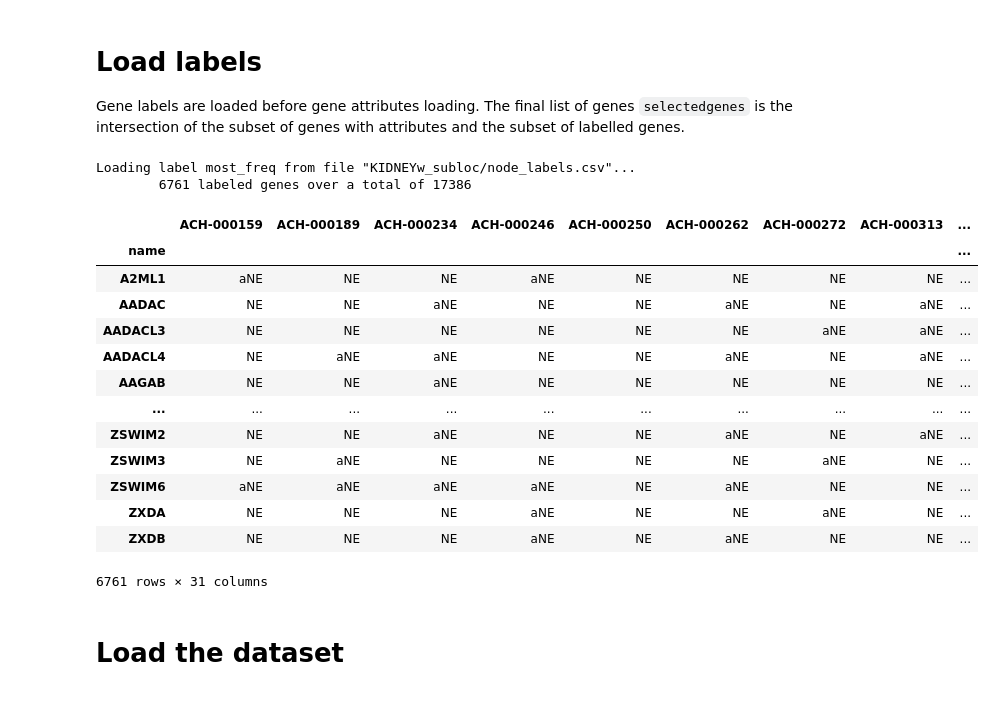
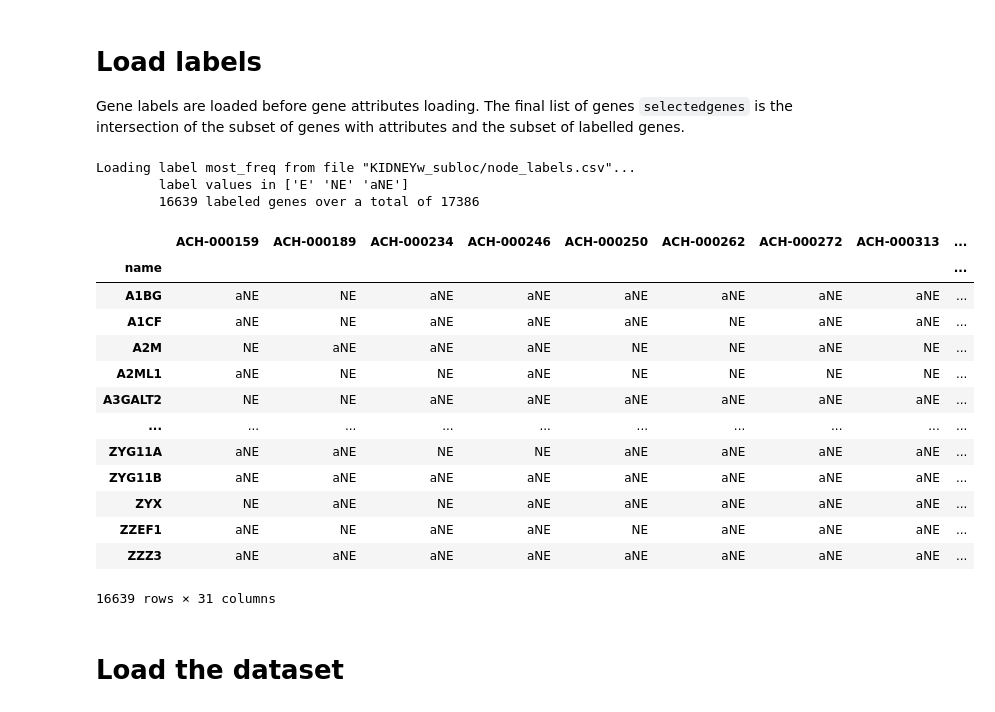
Before and after one commit to giordamaug/BIOMAT2022, a Jupyter notebook: BIOMAT2022_workbench_new.ipynb, the cells around one changed output. Cells and saved outputs as stored; diff of their text form; code cells hidden in the pictures.

```diff
--- a/BIOMAT2022_workbench_new.ipynb
+++ b/BIOMAT2022_workbench_new.ipynb
@@ -64,44 +64,46 @@ The final list of genes `selectedgenes` is the intersection of the subset of gen
 # %%
 data_dir = "KIDNEYw_subloc" #@param {type:"string"}
 label_filename = "node_labels.csv" #@param {type:"string"}
 labelname = "most_freq" #@param {type:"string"}
-exclude_labels = ["aNE"] #@param {type:"raw"}
-label_aliases = {"aE": "E", "aNE" : "NE"}
+exclude_labels = ['aE'] #@param {type:"raw"}
+#label_aliases = {"aE": "E", "aNE" : "NE"}
+label_aliases = {}
 label_file = os.path.join(data_dir, "node_labels.csv")
 df_label = pd.read_csv(label_file, sep=',', index_col=0)
 if labelname in df_label.columns:
     print(bcolors.HEADER + f'Loading label {labelname} from file "{label_file}"...' + bcolors.ENDC)
 else:
     print(bcolors.FAIL + f'FAIL: Label name {labelname} is not in the label file{label_filename}!' + bcolors.ENDC)
 genes = df_label.index.values                                            # get genes with defined labels
 df_label = df_label[df_label[labelname].isin([np.nan] + exclude_labels) == False]                      # drop any row contaning NaN or SC1-SC5 as value
 labels = np.unique(df_label[labelname].values)
-print(bcolors.OKGREEN + f'\t\tlabel values in {labels}' + bcolors.ENDC)
-for key,newkey in label_aliases.item():
+print(bcolors.OKGREEN + f'\tlabel values in {labels}' + bcolors.ENDC)
+for key,newkey in label_aliases.items():
     if key in labels:
-        print(bcolors.OKGREEN + f'\treplacing label {k} with {v}' + bcolors.ENDC)
-        df_label = df_label.replace(['key'], 'newkey')
+        print(bcolors.OKGREEN + f'\treplacing label {key} with {newkey}' + bcolors.ENDC)
+        df_label = df_label.replace(key, newkey)
 
 selectedgenes = df_label.index.values
 print(bcolors.OKGREEN + f'\t{len(selectedgenes)} labeled genes over a total of {len(genes)}' + bcolors.ENDC)
 df_label
 # %% [output]
 Loading label most_freq from file "KIDNEYw_subloc/node_labels.csv"...
-        6761 labeled genes over a total of 17386
+        label values in ['E' 'NE' 'aNE']
+        16639 labeled genes over a total of 17386
 |  | ACH-000159 | ACH-000189 | ACH-000234 | ACH-000246 | ACH-000250 | ACH-000262 | ACH-000272 | ACH-000313 | ... |
 | name |  |  |  |  |  |  |  |  | ... |
+| A1BG | aNE | NE | aNE | aNE | aNE | aNE | aNE | aNE | ... |
+| A1CF | aNE | NE | aNE | aNE | aNE | NE | aNE | aNE | ... |
+| A2M | NE | aNE | aNE | aNE | NE | NE | aNE | NE | ... |
 | A2ML1 | aNE | NE | NE | aNE | NE | NE | NE | NE | ... |
-| AADAC | NE | NE | aNE | NE | NE | aNE | NE | aNE | ... |
-| AADACL3 | NE | NE | NE | NE | NE | NE | aNE | aNE | ... |
-| AADACL4 | NE | aNE | aNE | NE | NE | aNE | NE | aNE | ... |
-| AAGAB | NE | NE | aNE | NE | NE | NE | NE | NE | ... |
+| A3GALT2 | NE | NE | aNE | aNE | aNE | aNE | aNE | aNE | ... |
 | ... | ... | ... | ... | ... | ... | ... | ... | ... | ... |
-| ZSWIM2 | NE | NE | aNE | NE | NE | aNE | NE | aNE | ... |
-| ZSWIM3 | NE | aNE | NE | NE | NE | NE | aNE | NE | ... |
-| ZSWIM6 | aNE | aNE | aNE | aNE | NE | aNE | NE | NE | ... |
-| ZXDA | NE | NE | NE | aNE | NE | NE | aNE | NE | ... |
-| ZXDB | NE | NE | NE | aNE | NE | aNE | NE | NE | ... |
+| ZYG11A | aNE | aNE | NE | NE | aNE | aNE | aNE | aNE | ... |
+| ZYG11B | aNE | aNE | aNE | aNE | aNE | aNE | aNE | aNE | ... |
+| ZYX | NE | aNE | NE | aNE | aNE | aNE | aNE | aNE | ... |
+| ZZEF1 | aNE | NE | aNE | aNE | NE | aNE | aNE | aNE | ... |
+| ZZZ3 | aNE | aNE | aNE | aNE | aNE | aNE | aNE | aNE | ... |
-6761 rows × 31 columns
+16639 rows × 31 columns
 # %% [markdown]
  # Load the dataset
 # %% [markdown]
```
Also changed, not shown: parts of 5 cells of this notebook.
